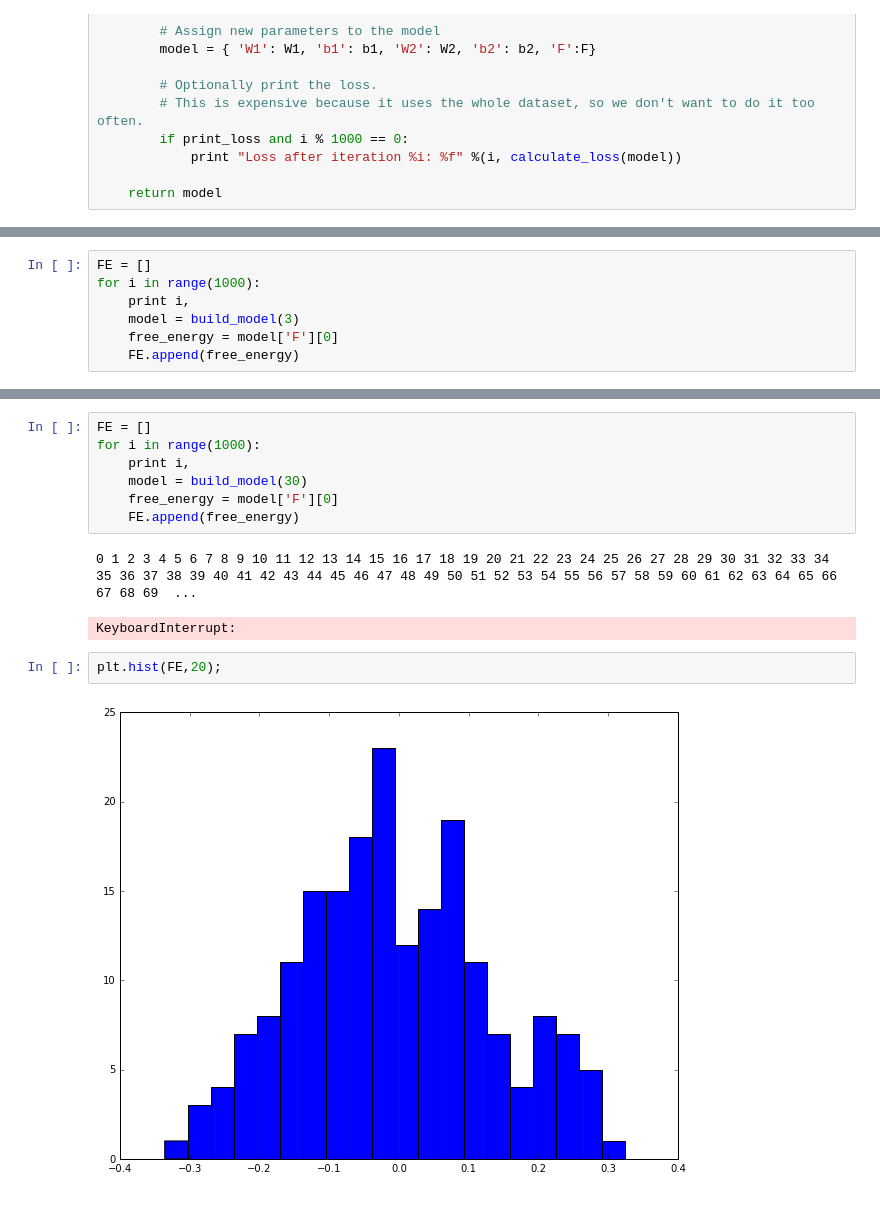
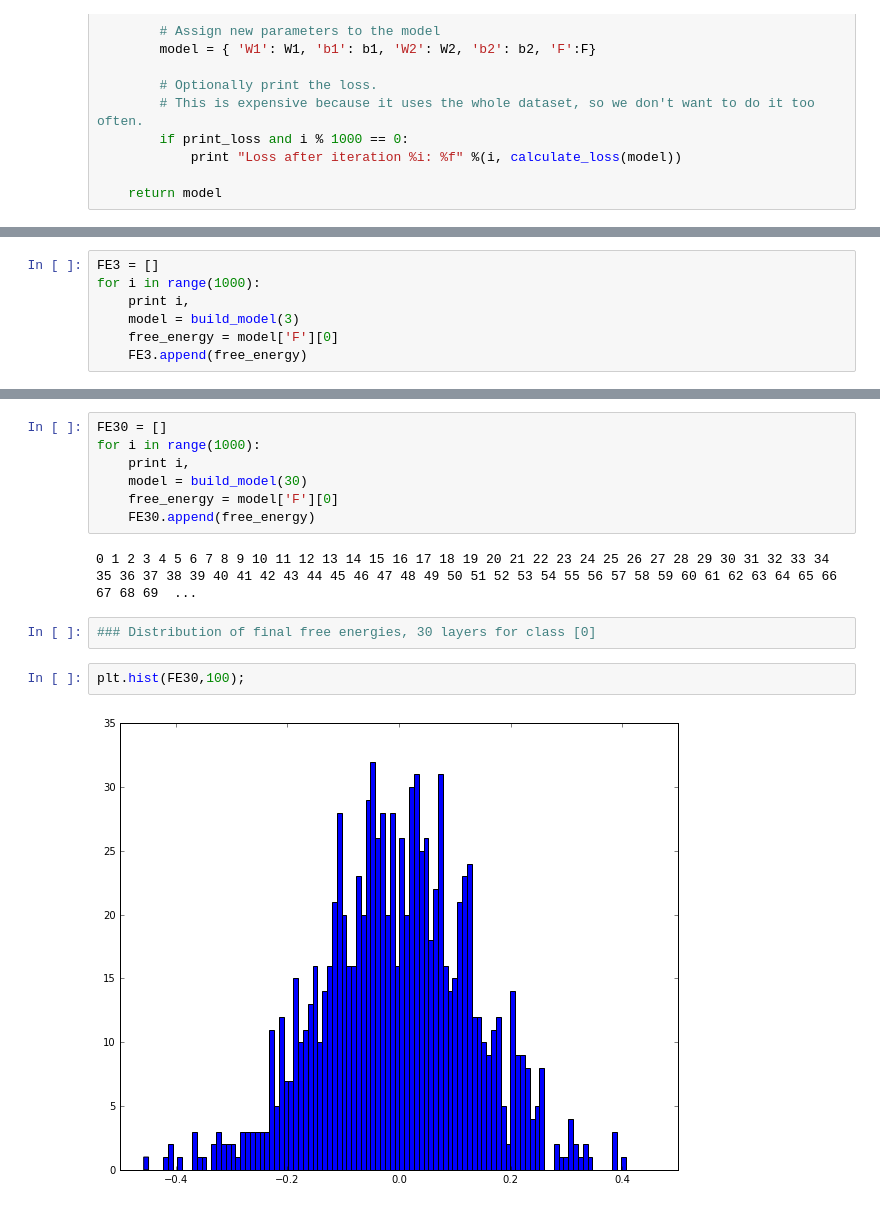
Before and after one commit to CalculatedContent/why-dl-works, a Jupyter notebook: simple_nn/simple_nn.ipynb, the cells around one changed output, grey strips where cells are left out. Saved outputs shown, nothing was run; the diff lists cells and outputs as text.

```diff
--- a/simple_nn/simple_nn.ipynb
+++ b/simple_nn/simple_nn.ipynb
@@ -172,9 +180,9 @@ array([-0.17209404])
 # %%
-FE = []
+FE3 = []
 for i in range(1000):
     print i,
     model = build_model(3)
     free_energy = model['F'][0]
-    FE.append(free_energy)
+    FE3.append(free_energy)
 # %% [output]
 0 1 2 3 4 5 6 7 8 9 10 11 12 13 14 15 16 17 18 19 20 21 22 23 24 25 26 27 28 29 30 31 32 33 34 35 36 37 38 39 40 41 42 43 44 45 46 47 48 49 50 51 52 53 54 55 56 57 58 59 60 61 62 63 64 65 66 67 68 69  ...
@@ -186,14 +195,15 @@ plt.hist(FE,20);
 # %%
-FE = []
+FE30 = []
 for i in range(1000):
     print i,
     model = build_model(30)
     free_energy = model['F'][0]
-    FE.append(free_energy)
+    FE30.append(free_energy)
 # %% [output]
 0 1 2 3 4 5 6 7 8 9 10 11 12 13 14 15 16 17 18 19 20 21 22 23 24 25 26 27 28 29 30 31 32 33 34 35 36 37 38 39 40 41 42 43 44 45 46 47 48 49 50 51 52 53 54 55 56 57 58 59 60 61 62 63 64 65 66 67 68 69  ...
-KeyboardInterrupt:
+# %%
+### Distribution of final free energies, 30 layers for class [0]
 # %%
-plt.hist(FE,20);
+plt.hist(FE30,100);
 # %% [output]
-[figure, old version]
+[figure, new version]
```
Also changed, not shown: parts of 14 cells of this notebook.
